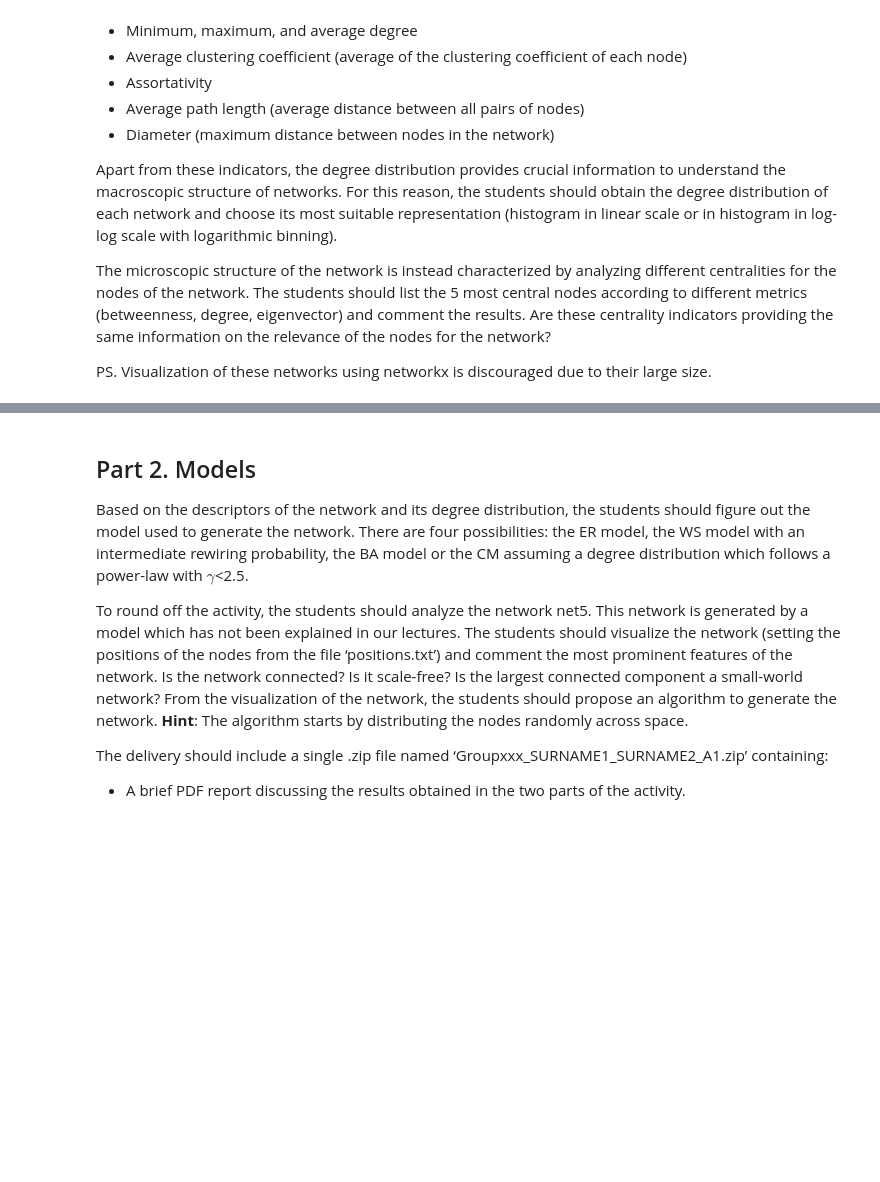
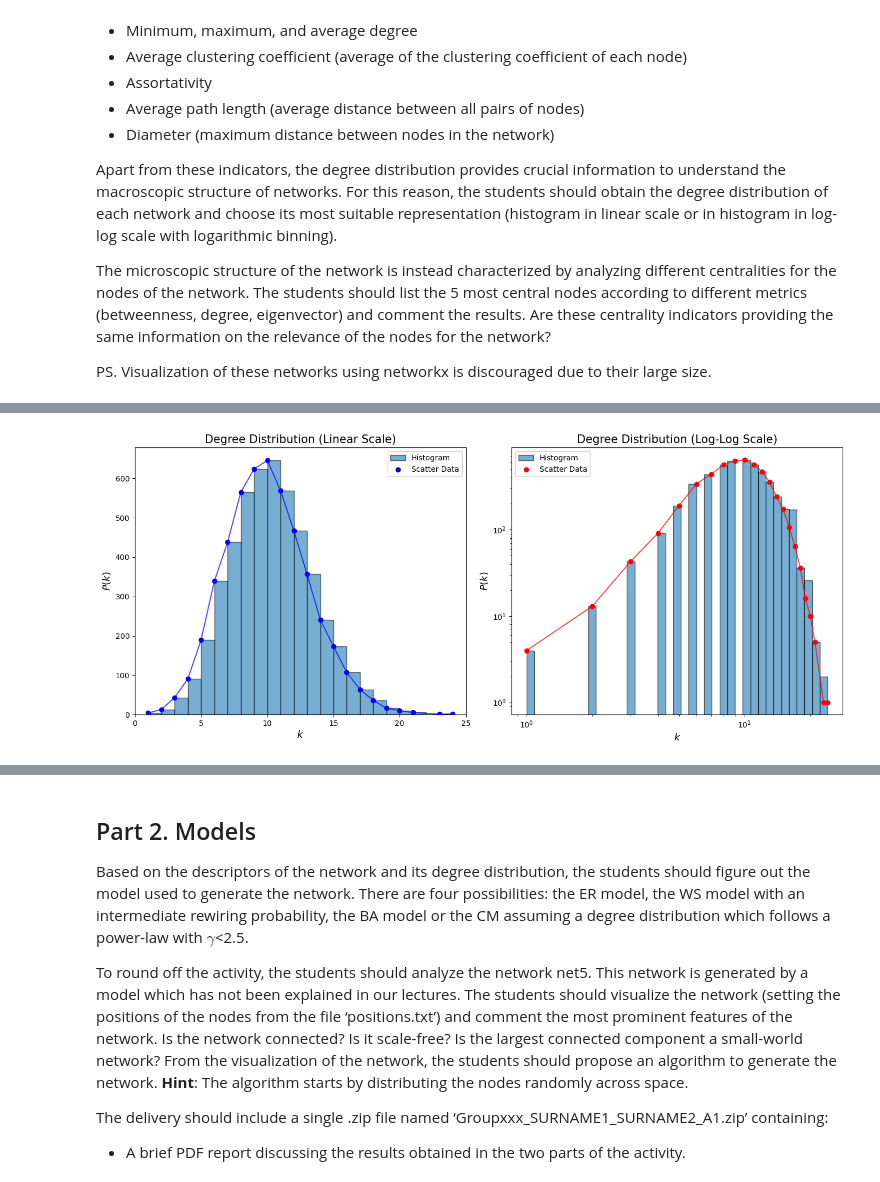
Before and after one commit to imiguelrodriguez/A1_ComplexNetworks, a Jupyter notebook: networks_analyzer.ipynb, the cells around one changed output, grey strips where cells are left out. Drawn from its saved outputs; the diff is of its cells as text; code cells hidden in the pictures; blank space fills up the shorter version.

```diff
--- a/networks_analyzer.ipynb
+++ b/networks_analyzer.ipynb
@@ -64,0 +67,4 @@ analyzer.extract_microscopic_characterizations()
+# %%
+file_path = "networks/net2.net"
+net2 = NetworkAnalyzer(file_path)
+net2.extract_macroscopic_features()
@@ -64,0 +81,4 @@ analyzer.extract_microscopic_characterizations()
+# %%
+net2.plot_histograms()
+# %% [output]
+[figure, added]
```
Also changed, not shown: parts of 15 cells of this notebook, 2 other files.
